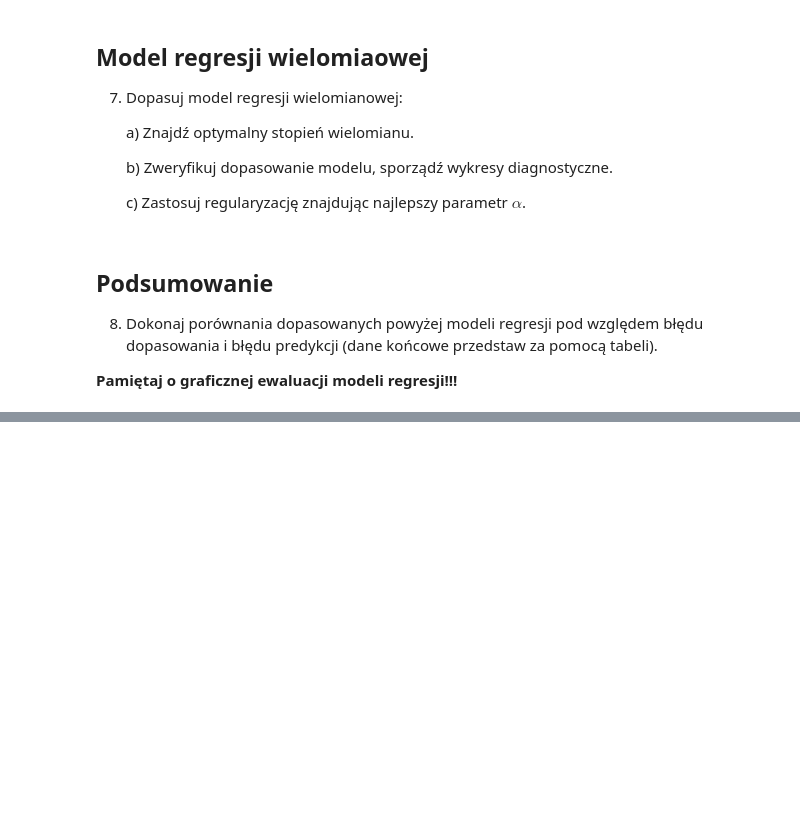
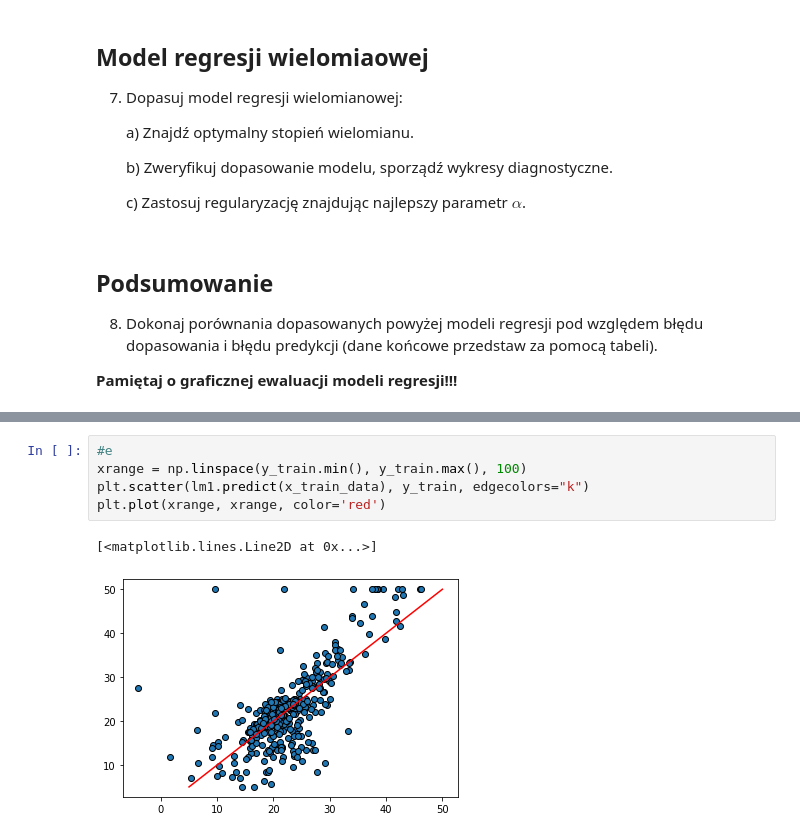
Before and after one commit to mdabrowski-phd/ds250223_regul, a Jupyter notebook: 03_regresja_liniowa_case_study/Case study - Boston House Dataset.ipynb, the cells around one changed output, grey strips where cells are left out. Drawn from its saved outputs; the diff is of its cells as text; blank space fills up the shorter version.

```diff
--- a/03_regresja_liniowa_case_study/Case study - Boston House Dataset.ipynb
+++ b/03_regresja_liniowa_case_study/Case study - Boston House Dataset.ipynb
@@ -118,0 +256,8 @@ boston_full['PRICE'] = boston['target']
+# %%
+#e
+xrange = np.linspace(y_train.min(), y_train.max(), 100)
+plt.scatter(lm1.predict(x_train_data), y_train, edgecolors="k")
+plt.plot(xrange, xrange, color='red')
+# %% [output]
+[<matplotlib.lines.Line2D at 0x...>]
+[figure, added]
```
Also changed, not shown: parts of 15 cells of this notebook.
